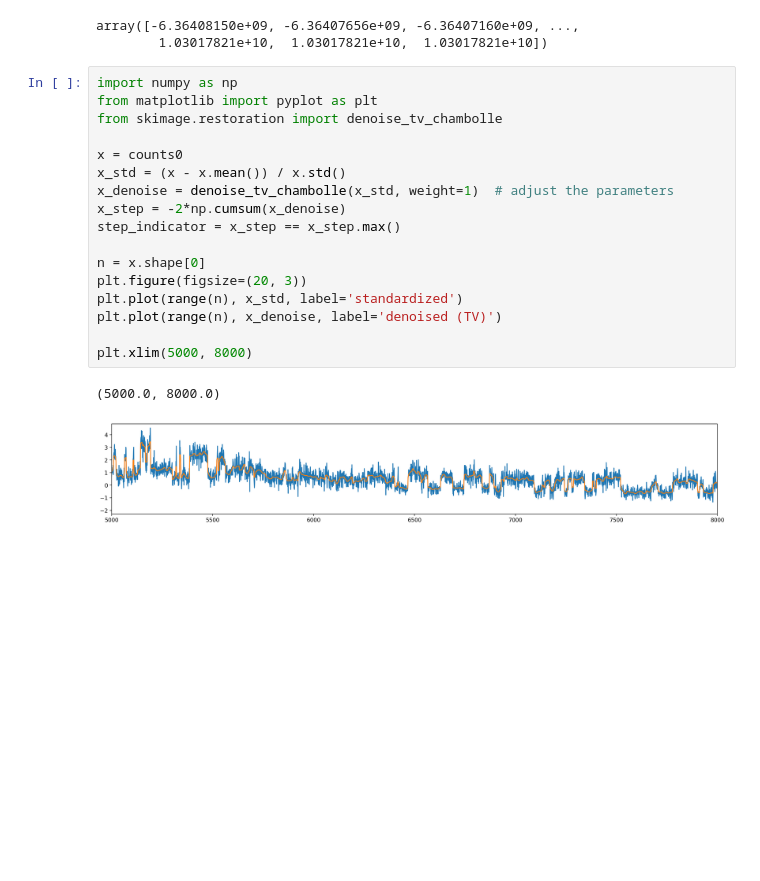
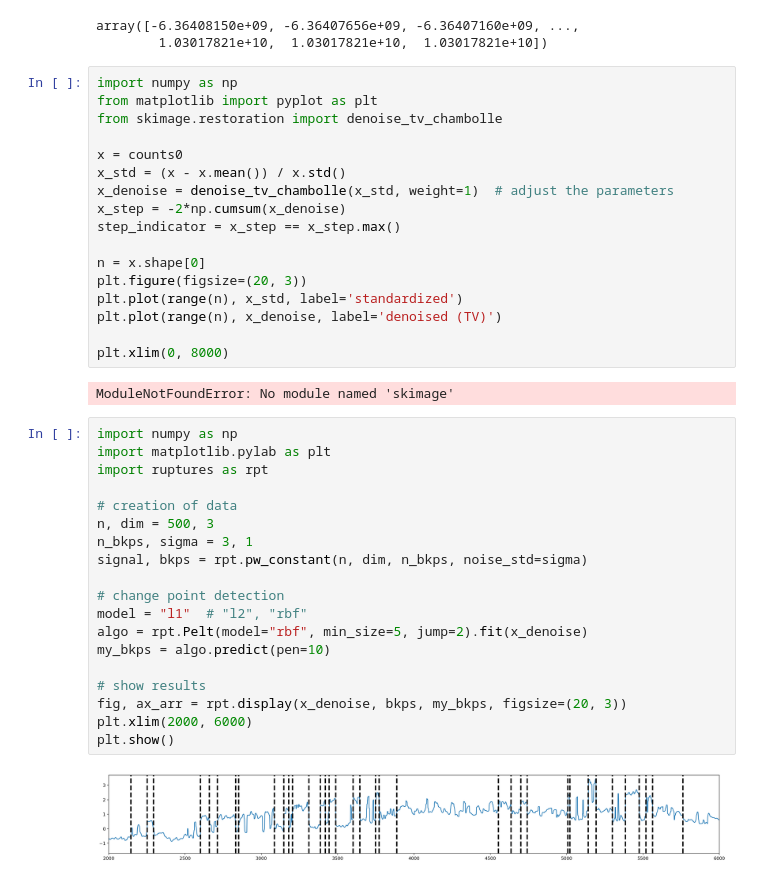
Before and after one commit to JKL453/s04-utils, a Jupyter notebook: on_off.ipynb, the cells around one changed output. Cells and saved outputs as stored; diff of their text form; blank space fills up the shorter version.

```diff
--- a/on_off.ipynb
+++ b/on_off.ipynb
@@ -237,7 +236,27 @@ plt.figure(figsize=(20, 3))
 plt.plot(range(n), x_std, label='standardized')
 plt.plot(range(n), x_denoise, label='denoised (TV)')
 
-plt.xlim(5000, 8000)
+plt.xlim(0, 8000)
 # %% [output]
-(5000.0, 8000.0)
+ModuleNotFoundError: No module named 'skimage'
-[figure, removed]
+# %%
+import numpy as np
+import matplotlib.pylab as plt
+import ruptures as rpt
+
+# creation of data
+n, dim = 500, 3
+n_bkps, sigma = 3, 1
+signal, bkps = rpt.pw_constant(n, dim, n_bkps, noise_std=sigma)
+
+# change point detection
+model = "l1"  # "l2", "rbf"
+algo = rpt.Pelt(model="rbf", min_size=5, jump=2).fit(x_denoise)
+my_bkps = algo.predict(pen=10)
+
+# show results
+fig, ax_arr = rpt.display(x_denoise, bkps, my_bkps, figsize=(20, 3))
+plt.xlim(2000, 6000)
+plt.show()
+# %% [output]
+[figure, added]
```
Also changed, not shown: parts of 5 cells of this notebook, 5 other files.
